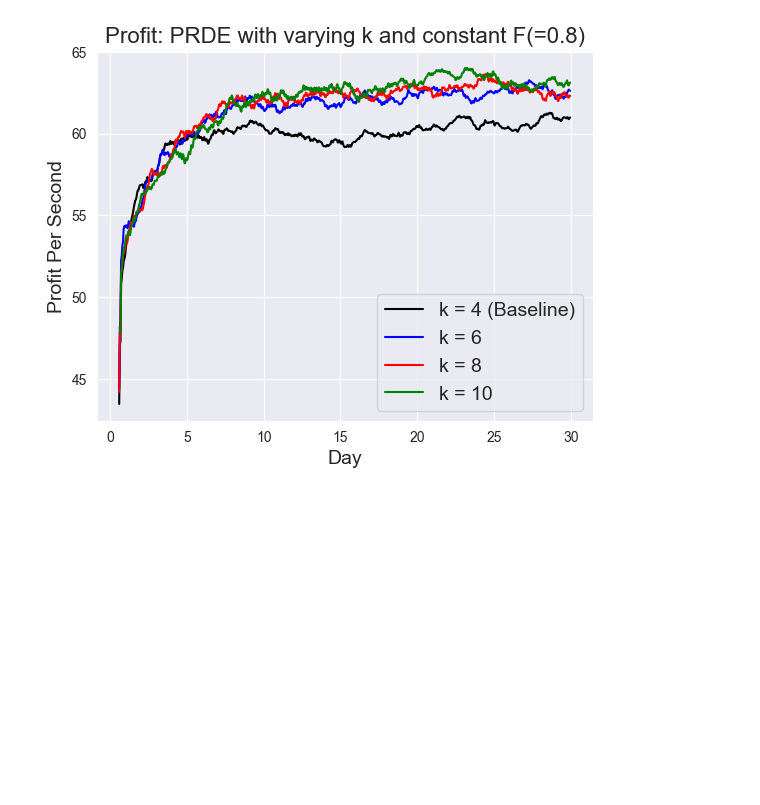
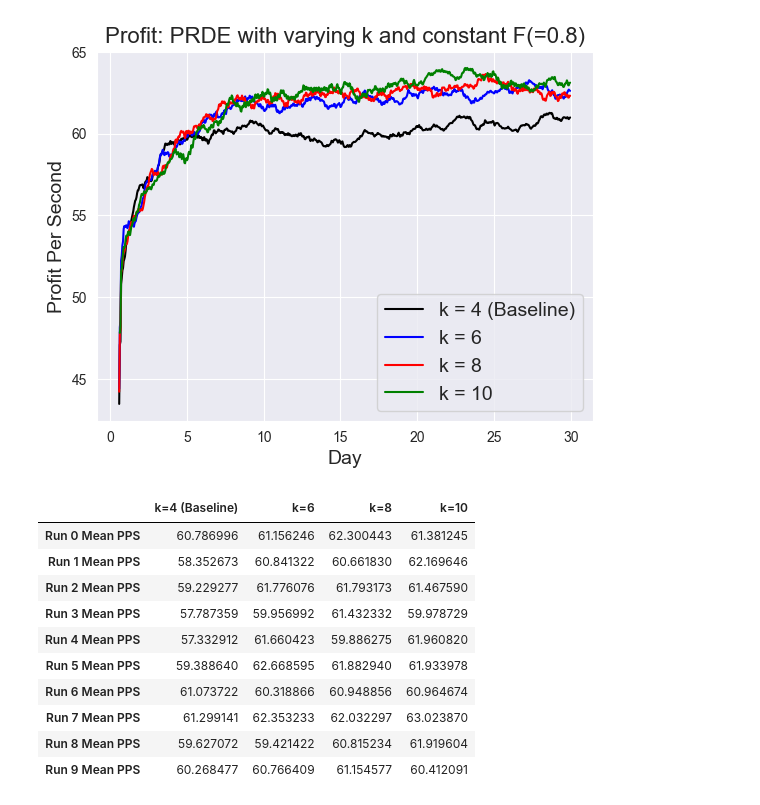
Before and after one commit to MJ-Peters/INFT-Coursework-PRDE-Trader-Evaluation-and-Improvement, a Jupyter notebook: Investigating K and F/k Experiment/k Data Analysis.ipynb, the cells around one changed output. Saved outputs shown, nothing was run; the diff lists cells and outputs as text; code cells hidden in the pictures; blank space fills up the shorter version.

```diff
--- a/Investigating K and F/k Experiment/k Data Analysis.ipynb
+++ b/Investigating K and F/k Experiment/k Data Analysis.ipynb
@@ -226,0 +225,36 @@ plt.show()
+# %%
+# Statistical Testing
+# Sum of PPS for each individual trader to then find the average total PPS over the experiment
+# k6_means = df_k6.mean(axis=0)
+# stats_df = pd.DataFrame(k6_means, columns=["k=6"])
+
+baseline_means = df_baseline.mean(axis=0)
+stats_df = pd.DataFrame(baseline_means, columns=["k=4 (Baseline)"])
+
+k6_means = df_k6.mean(axis=0)
+k8_means = df_k8.mean(axis=0)
+k10_means = df_k10.mean(axis=0)
+stats_df["k=6"] = k6_means
+stats_df["k=8"] = k8_means
+stats_df["k=10"] = k10_means
+
+
+new_labels = ["Run 0 Mean PPS", "Run 1 Mean PPS", "Run 2 Mean PPS", "Run 3 Mean PPS", "Run 4 Mean PPS",
+              "Run 5 Mean PPS", "Run 6 Mean PPS", "Run 7 Mean PPS", "Run 8 Mean PPS", "Run 9 Mean PPS"]
+
+
+stats_df.drop(index="Mean PPS", inplace=True)
+stats_df.index = new_labels
+stats_df
+# %% [output]
+|  | k=4 (Baseline) | k=6 | k=8 | k=10 |
+| Run 0 Mean PPS | 60.786996 | 61.156246 | 62.300443 | 61.381245 |
+| Run 1 Mean PPS | 58.352673 | 60.841322 | 60.661830 | 62.169646 |
+| Run 2 Mean PPS | 59.229277 | 61.776076 | 61.793173 | 61.467590 |
+| Run 3 Mean PPS | 57.787359 | 59.956992 | 61.432332 | 59.978729 |
+| Run 4 Mean PPS | 57.332912 | 61.660423 | 59.886275 | 61.960820 |
+| Run 5 Mean PPS | 59.388640 | 62.668595 | 61.882940 | 61.933978 |
+| Run 6 Mean PPS | 61.073722 | 60.318866 | 60.948856 | 60.964674 |
+| Run 7 Mean PPS | 61.299141 | 62.353233 | 62.032297 | 63.023870 |
+| Run 8 Mean PPS | 59.627072 | 59.421422 | 60.815234 | 61.919604 |
+| Run 9 Mean PPS | 60.268477 | 60.766409 | 61.154577 | 60.412091 |
```
Also changed, not shown: parts of 3 cells of this notebook.
